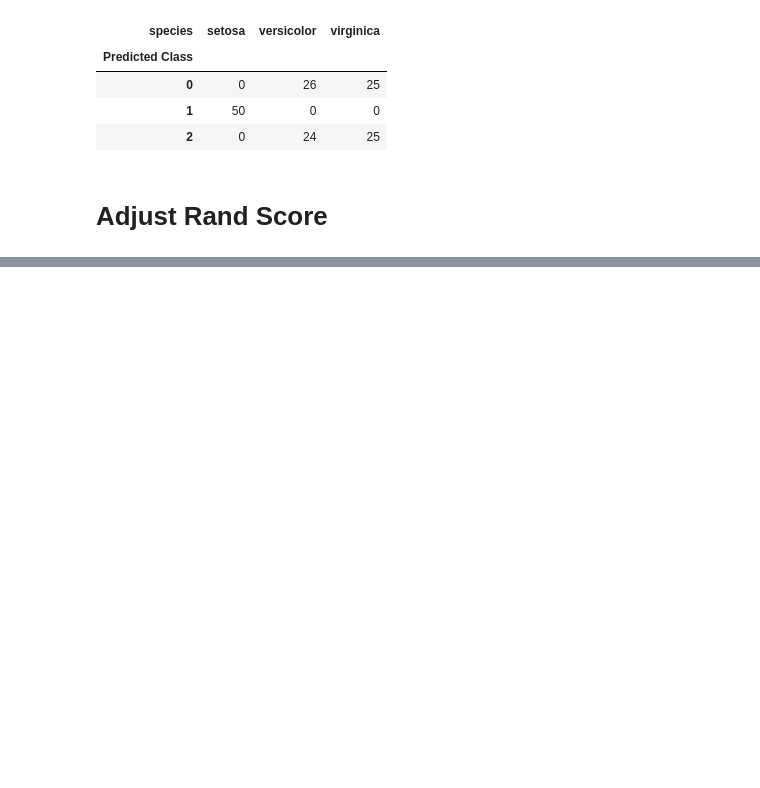
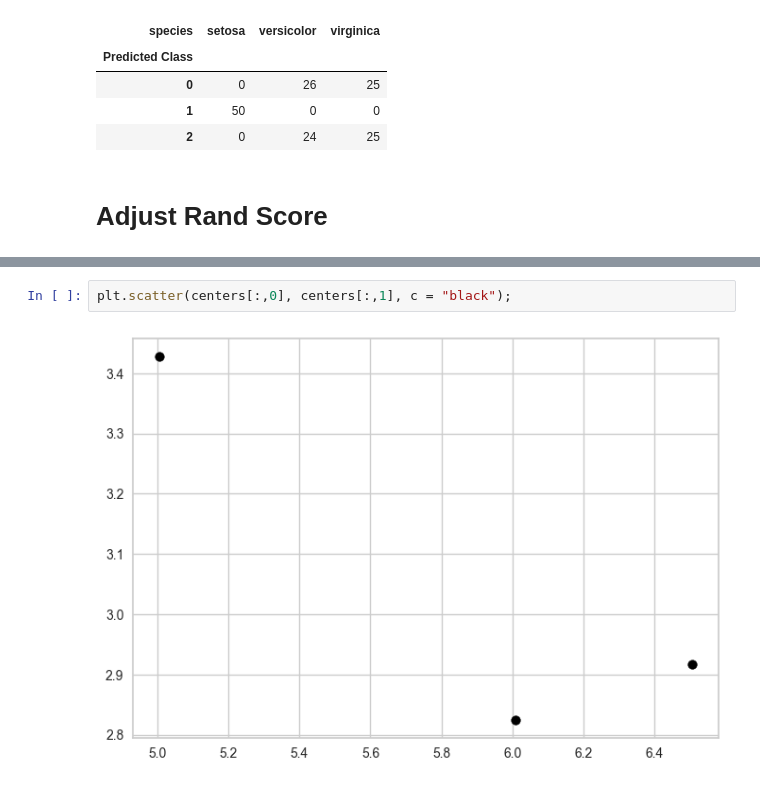
Before and after one commit to EmincanY/Machine-Learning, a Jupyter notebook: Techpro_Education/Unsupervised/Clustering/kMeans Clustering/KmeansClustering.ipynb, the cells around one changed output, grey strips where cells are left out. Cells and saved outputs as stored; diff of their text form; blank space fills up the shorter version.

```diff
--- a/Techpro_Education/Unsupervised/Clustering/kMeans Clustering/KmeansClustering.ipynb
+++ b/Techpro_Education/Unsupervised/Clustering/kMeans Clustering/KmeansClustering.ipynb
@@ -289,0 +346,4 @@ ct
+# %%
+plt.scatter(centers[:,0], centers[:,1], c = "black");
+# %% [output]
+[figure, added]
```
Also changed, not shown: parts of 43 cells of this notebook.
